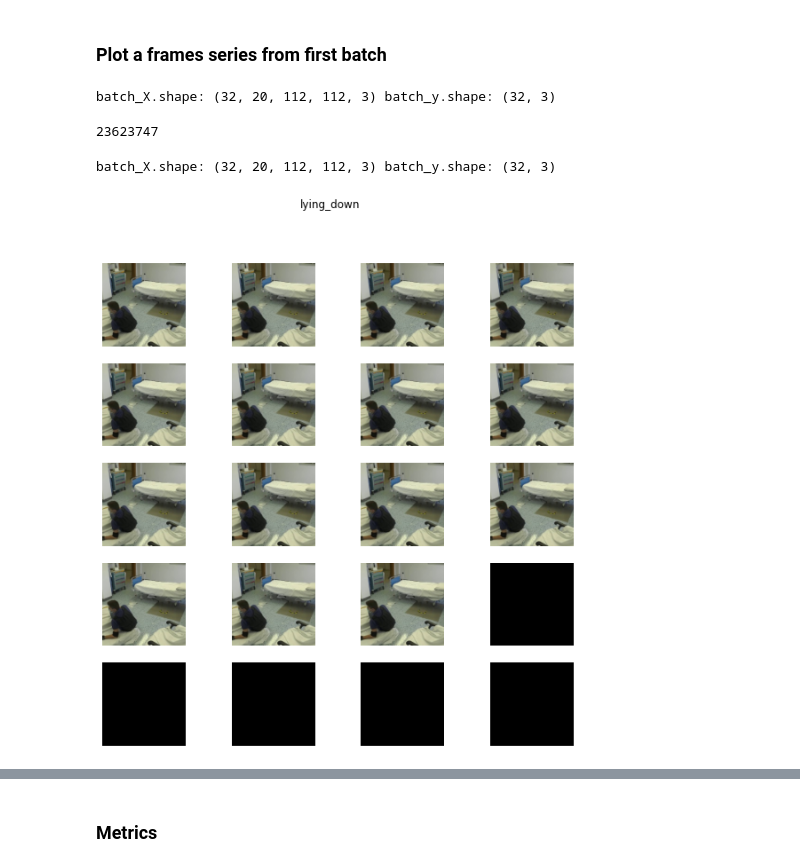
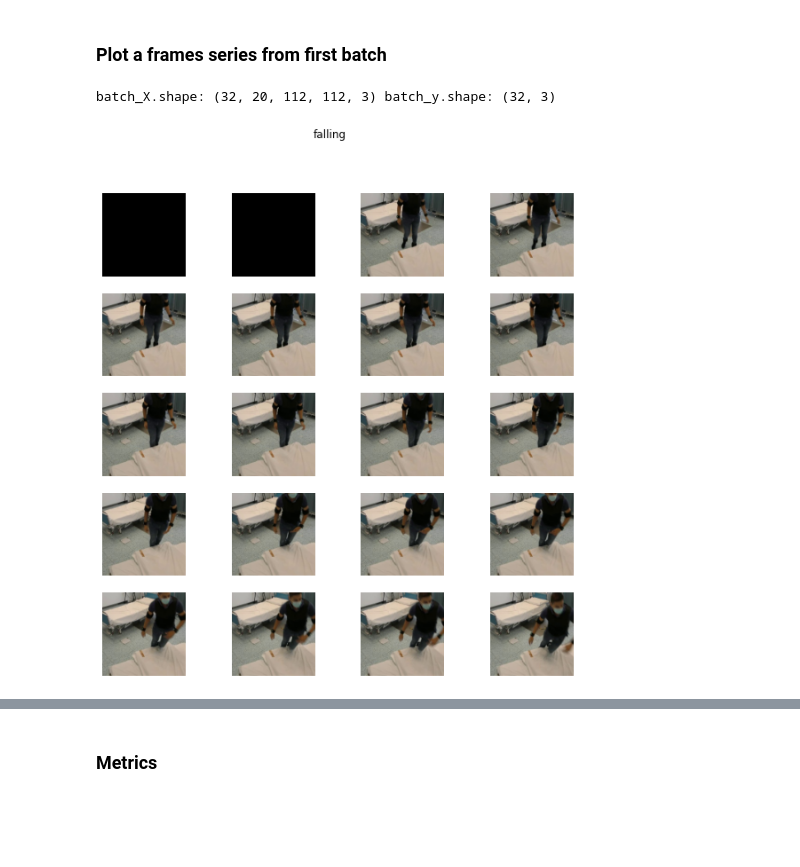
Before and after one commit to Andrea-Apicella/MED_Fall, a Jupyter notebook: vision/3D CNN.ipynb, the cells around one changed output, grey strips where cells are left out. Saved outputs shown, nothing was run; the diff lists cells and outputs as text; code cells hidden in the pictures; blank space fills up the shorter version.

```diff
--- a/vision/3D CNN.ipynb
+++ b/vision/3D CNN.ipynb
@@ -37,14 +41,17 @@ def get_cam(name: str) -> int:
     outputs:
         - cam_number: integer containg the cam number of the provided frame name.
                     Example: if name is 'Actor_1_bed_cam_1_0000', cam_number is: 1.
+    """
 
-    """
     start = name.find("cam_")
     ind = start + 4
     cam_number = name[ind]
     return int(cam_number)
 
-def show_frames_series(frames_series: np.array, title: str, figsize: tuple[int, int] = (20, 20)):
+
+def show_frames_series(
+    frames_series: np.array, title: str, figsize: tuple[int, int] = (20, 20)
+):
     """
     plot a series of SEQ_LEN frames with respective labels as titles.
     --------
@@ -55,7 +62,7 @@ def show_frames_series(frames_series: np.array, title: str, figsize: tuple[int,
         - fig_size: Optional. Tuple of two integers containing the figure dimensions for the plot. Default is (20, 20).
 
     """
-    rows=5
+    rows = 5
 
     fig = plt.figure(figsize=figsize)
     for n, image in enumerate(frames_series):
@@ -99,8 +106,8 @@ dataset
 1182300 rows × 4 columns
 # %%
 # Select only "on_air" frames (where actors are performing sequences)
-dataset = dataset.loc[dataset["ar_labels"] == "on_air"]
-dataset
+dataset_onair = dataset.loc[dataset["ar_labels"] == "on_air"].copy()
+dataset_onair
 # %% [output]
 |  | micro_labels | macro_labels | ar_labels | frame_name |
 | 206 | sit_up_from_lying | adl | on_air | actor_1_bed_cam_1_0206 |
@@ -123,9 +131,9 @@ falling        88312
 lying_down     27958
 Name: macro_labels, dtype: int64
 # %%
-#instantiate and fit a OneHotEncoder for the macro classes (adl, fall, lie_down)
+# instantiate and fit a OneHotEncoder for the macro classes (adl, fall, lie_down)
 le = LabelBinarizer()
-le.fit(dataset["macro_labels"])
+le.fit(dataset_onair["macro_labels"])
 le_name_mapping = dict(zip(le.classes_, le.transform(le.classes_)))
 le_name_mapping
 # %% [output]
@@ -231,14 +238,14 @@ print(val_set["macro_labels"].value_counts())
 # %% [markdown]
 ## Instantiate train and val generators
 # %%
-
-train_gen = VideoSeqGenerator(frames_path=FRAMES_PATH,
-                        df = dataset_copy,
-                        seq_len = SEQ_LEN,
-                        batch_size = BATCH_SIZE,
-                        label_encoder = le,
-                        input_shape = INPUT_SHAPE,
-                       )
+train_gen = VideoSeqGenerator(
+    frames_path=FRAMES_PATH,
+    df=dataset_balanced,
+    seq_len=SEQ_LEN,
+    batch_size=BATCH_SIZE,
+    label_encoder=le,
+    input_shape=INPUT_SHAPE,
+)
 # %%
 val_gen = VideoSeqGenerator(frames_path=FRAMES_PATH,
                         df = val_set,
@@ -255,13 +257,2 @@ for name in dataset["frame_name"][120000:120050]:
 # %% [markdown]
 ### Plot a frames series from first batch
-# %%
-#get first batch from train generator
-batch_X, batch_y = train_gen.__getitem__(3)
-print("batch_X.shape:", batch_X.shape, "batch_y.shape:", batch_y.shape)
-# %% [output]
-batch_X.shape: (32, 20, 112, 112, 3) batch_y.shape: (32, 3)
-# %%
-test = batch_X
-np.count_nonzero(test)
-# %% [output]
-23623747
@@ -276,15 +259,15 @@ show_frames_series(frames, title, figsize=(10,10))
 # %%
-#get first batch from train generator
-batch_X, batch_y = train_gen.__getitem__(100)
+# get first batch from train generator
+batch_X, batch_y = train_gen.__getitem__(101)
 print("batch_X.shape:", batch_X.shape, "batch_y.shape:", batch_y.shape)
 
 b = 3
 frames = batch_X[b]
-title = np.expand_dims(batch_y[b],axis=0)
+title = np.expand_dims(batch_y[b], axis=0)
 title = le.inverse_transform(title)[0]
 title
 
-show_frames_series(frames, title, figsize=(10,10))
+show_frames_series(frames, title, figsize=(10, 10))
 # %% [output]
 batch_X.shape: (32, 20, 112, 112, 3) batch_y.shape: (32, 3)
-[figure, old version]
+[figure, new version]
```
Also changed, not shown: parts of 33 cells of this notebook, 3 other files.
